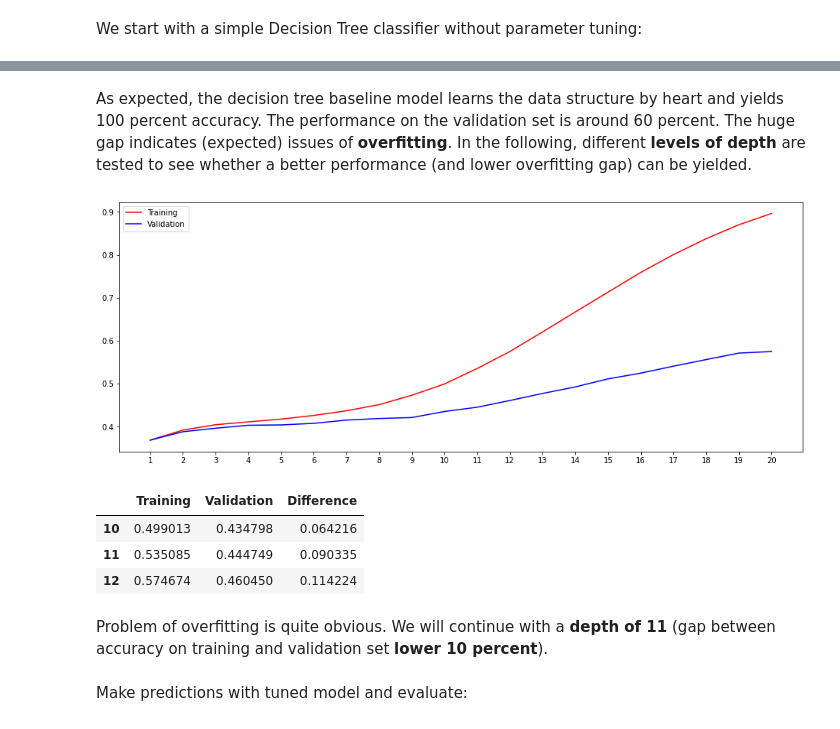
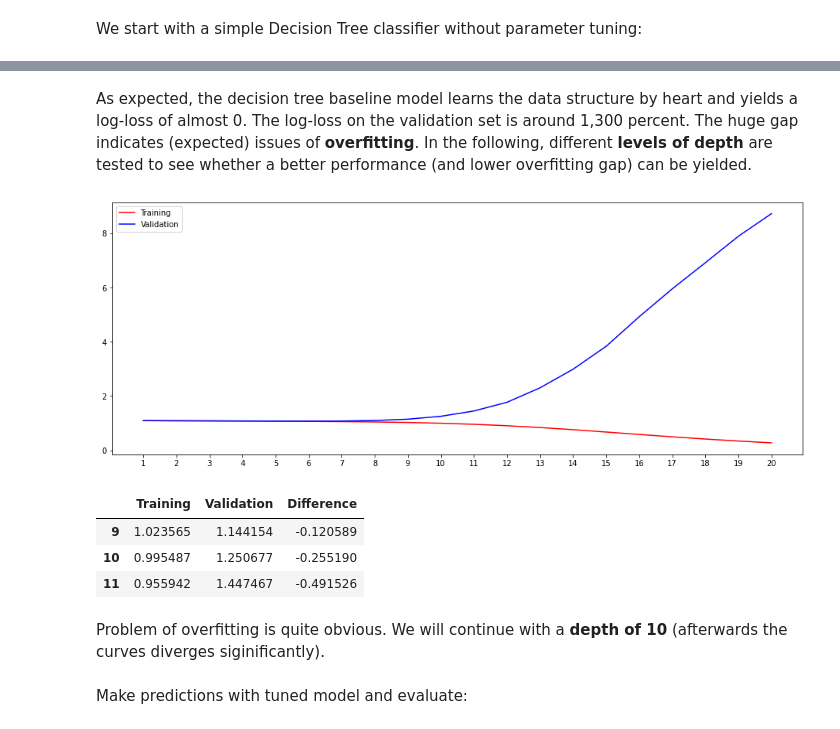
Before and after one commit to romandebruyne/kaggle-competitions, a Jupyter notebook: football-prediction/football_prediction_notebook.ipynb, the cells around one changed output, grey strips where cells are left out. Saved outputs shown, nothing was run; the diff lists cells and outputs as text; code cells hidden in the pictures.

```diff
--- a/football-prediction/football_prediction_notebook.ipynb
+++ b/football-prediction/football_prediction_notebook.ipynb
@@ -277,0 +333,4 @@ test_data[hist_features[90:100]] = test_data[hist_features[90:100]].astype('date
+# %%
+for feat in hist_features[150:160]:
+    train_data[feat].fillna(train_data[feat].median(), inplace=True)
+    test_data[feat].fillna(test_data[feat].median(), inplace=True)
@@ -320,2 +387,2 @@ As no appropriate method to deal with the missing values in the historical value
 # %%
-train_data = train_data.dropna()
+sum(train_data.isna().sum())
@@ -437,22 +524,22 @@ Training: 100.0 vs. Validation: 62.47
 # %% [markdown]
-As expected, the decision tree baseline model learns the data structure by heart and yields 100 percent accuracy. The performance on the validation set is around 60 percent. The huge gap indicates (expected) issues of **overfitting**. In the following, different **levels of depth** are tested to see whether a better performance (and lower overfitting gap) can be yielded.
+As expected, the decision tree baseline model learns the data structure by heart and yields a log-loss of almost 0. The log-loss on the validation set is around 1,300 percent. The huge gap indicates (expected) issues of **overfitting**. In the following, different **levels of depth** are tested to see whether a better performance (and lower overfitting gap) can be yielded.
 # %%
 depths = np.arange(1, 21, 1)
 # %%
-depth_mean_accuracy_scores_train = []
-depth_mean_accuracy_scores_valid = []
+depth_log_losses_train = []
+depth_log_losses_valid = []
 # %%
 for depth in depths:
     temp_dec_tree = DecisionTreeClassifier(max_depth=depth, random_state=42).fit(features_train, targets_train)
-    depth_mean_accuracy_scores_train.append(temp_dec_tree.score(features_train, targets_train))
-    depth_mean_accuracy_scores_valid.append(accuracy_score(targets_valid, temp_dec_tree.predict(features_valid)))
+    depth_log_losses_train.append(log_loss(targets_train, temp_dec_tree.predict_proba(features_train)))
+    depth_log_losses_valid.append(log_loss(targets_valid, temp_dec_tree.predict_proba(features_valid)))
 # %%
 fig, ax = plt.subplots(figsize=(16, 6))
-ax.plot(depths, depth_mean_accuracy_scores_train, color='red', label='Training')
-ax.plot(depths, depth_mean_accuracy_scores_valid, color='blue', label='Validation')
+ax.plot(depths, depth_log_losses_train, color='red', label='Training')
+ax.plot(depths, depth_log_losses_valid, color='blue', label='Validation')
 ax.set_xticks(depths)
 ax.legend()
 plt.show()
 # %% [output]
-[figure, old version]
+[figure, new version]
 # %%
@@ -463,11 +550,11 @@ decision_tree_mean_accuracy_scores = pd.DataFrame([depth_mean_accuracy_scores_tr
                                                   columns=depths).T
 # %%
-decision_tree_mean_accuracy_scores.loc[10:12]
+decision_tree_log_losses.loc[9:11]
 # %% [output]
 |  | Training | Validation | Difference |
-| 10 | 0.499013 | 0.434798 | 0.064216 |
-| 11 | 0.535085 | 0.444749 | 0.090335 |
-| 12 | 0.574674 | 0.460450 | 0.114224 |
+| 9 | 1.023565 | 1.144154 | -0.120589 |
+| 10 | 0.995487 | 1.250677 | -0.255190 |
+| 11 | 0.955942 | 1.447467 | -0.491526 |
 # %% [markdown]
-Problem of overfitting is quite obvious. We will continue with a **depth of 11** (gap between accuracy on training and validation set **lower 10 percent**).
+Problem of overfitting is quite obvious. We will continue with a **depth of 10** (afterwards the curves diverges siginificantly).
 # %%
```
Also changed, not shown: parts of 113 cells of this notebook, 3 other files.
